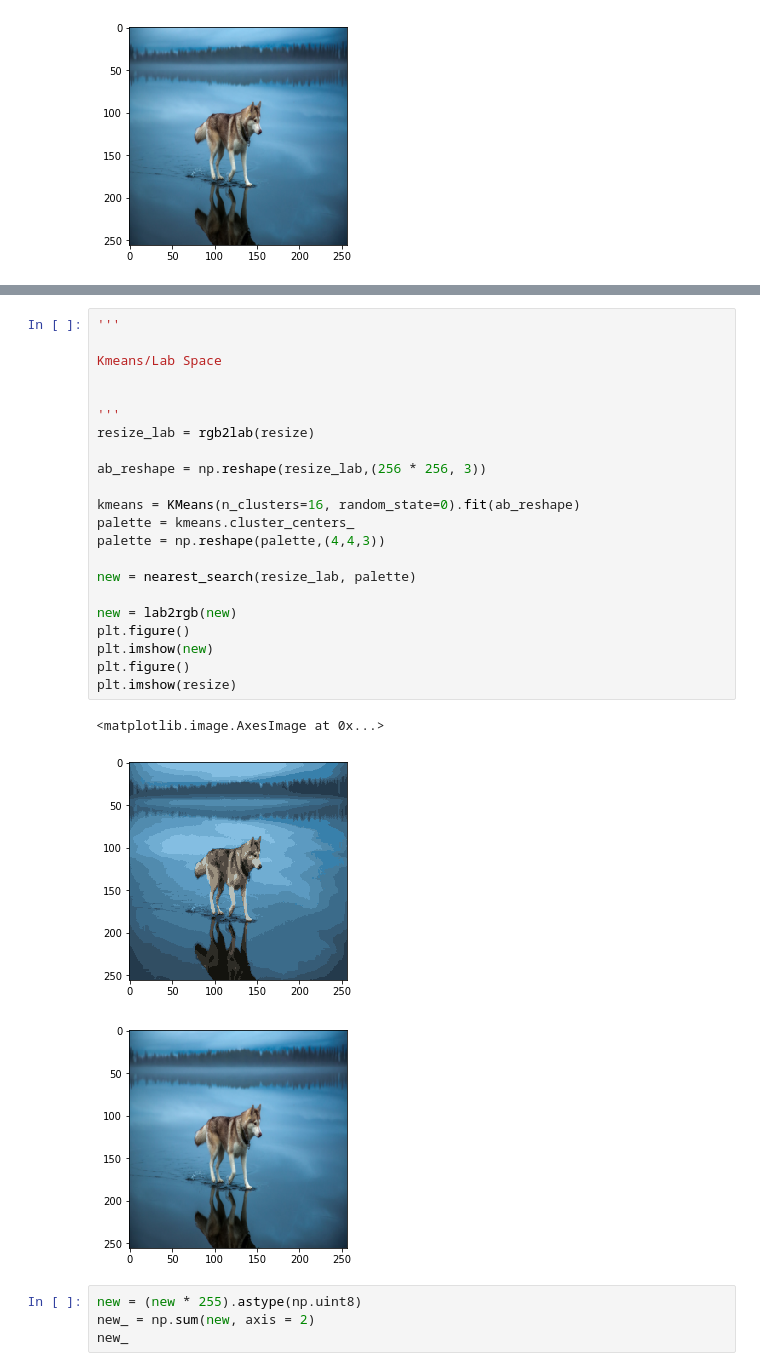
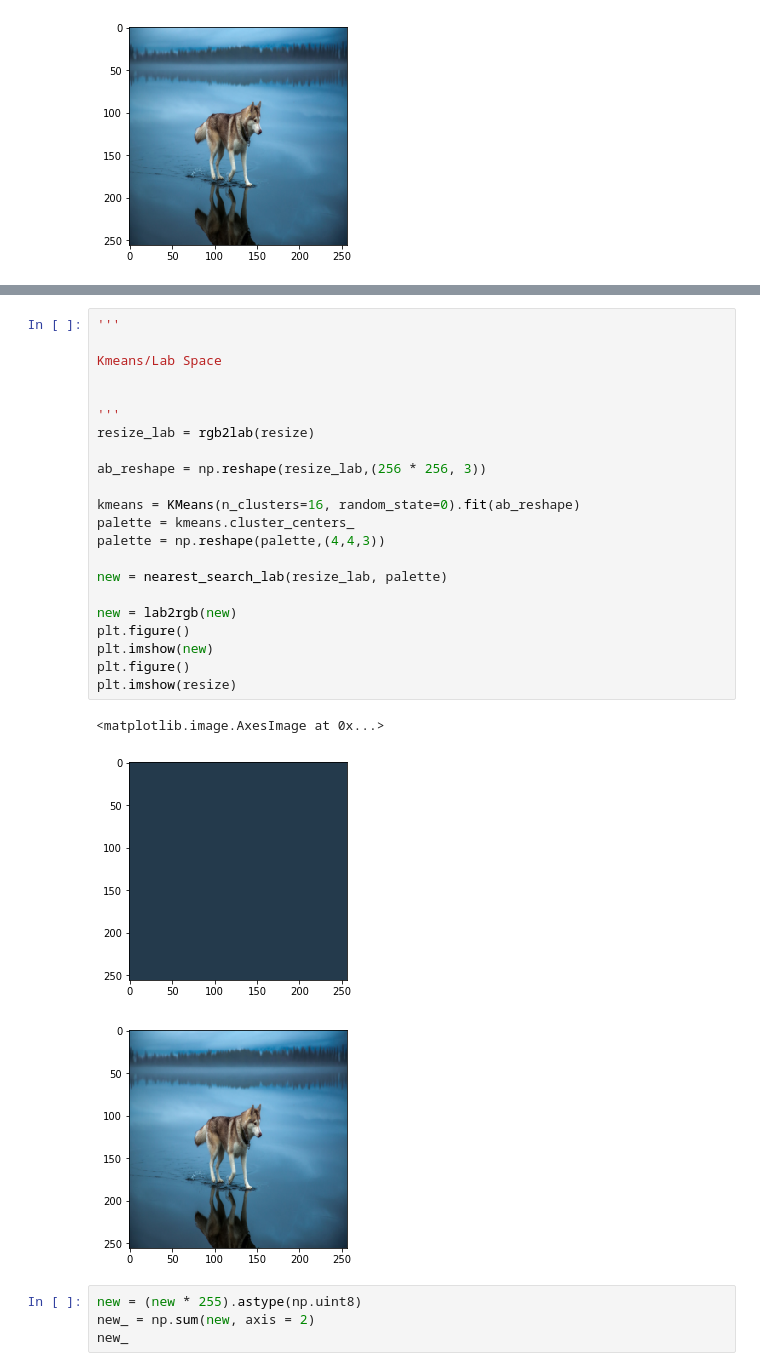
Before and after one commit to SnowInHokkaido/GANforColorQuantization, a Jupyter notebook: demo_jupyter/utils.ipynb, the cells around one changed output, grey strips where cells are left out. Saved outputs shown, nothing was run; the diff lists cells and outputs as text.

```diff
--- a/demo_jupyter/utils.ipynb
+++ b/demo_jupyter/utils.ipynb
@@ -99,28 +104,28 @@ plt.imshow(new.astype(np.uint8))
 # %%
 '''
 
 Kmeans/Lab Space
 
 
 '''
 resize_lab = rgb2lab(resize)
 
 ab_reshape = np.reshape(resize_lab,(256 * 256, 3))
 
 kmeans = KMeans(n_clusters=16, random_state=0).fit(ab_reshape)
 palette = kmeans.cluster_centers_
 palette = np.reshape(palette,(4,4,3))
 
-new = nearest_search(resize_lab, palette)
+new = nearest_search_lab(resize_lab, palette)
 
 new = lab2rgb(new)
 plt.figure()
 plt.imshow(new)
 plt.figure()
 plt.imshow(resize)
 # %% [output]
 <matplotlib.image.AxesImage at 0x...>
-[figure, old version]
+[figure, new version]
 [figure]
 # %%
 new = (new * 255).astype(np.uint8)
```
Also changed, not shown: parts of 4 cells of this notebook, 11 other files.
